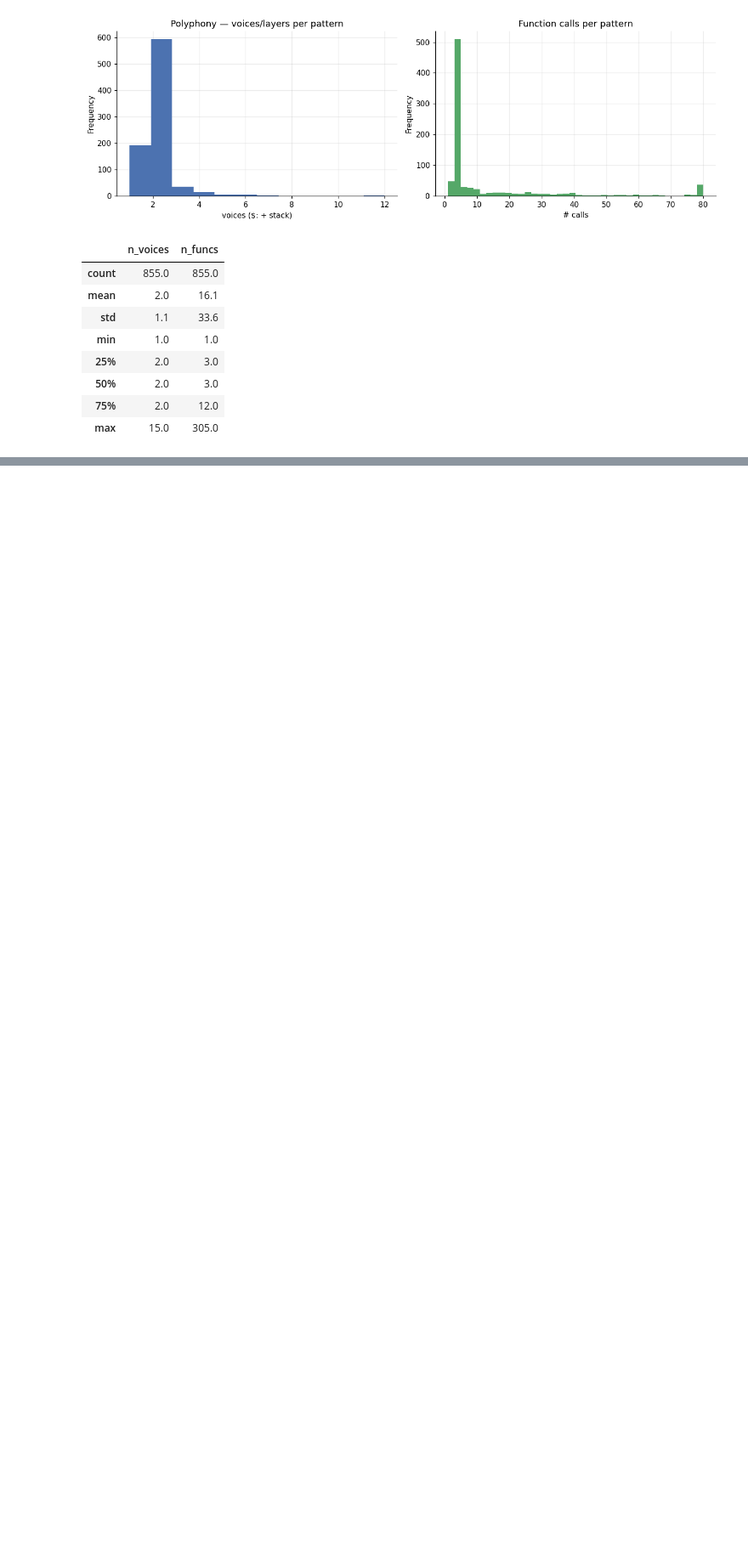
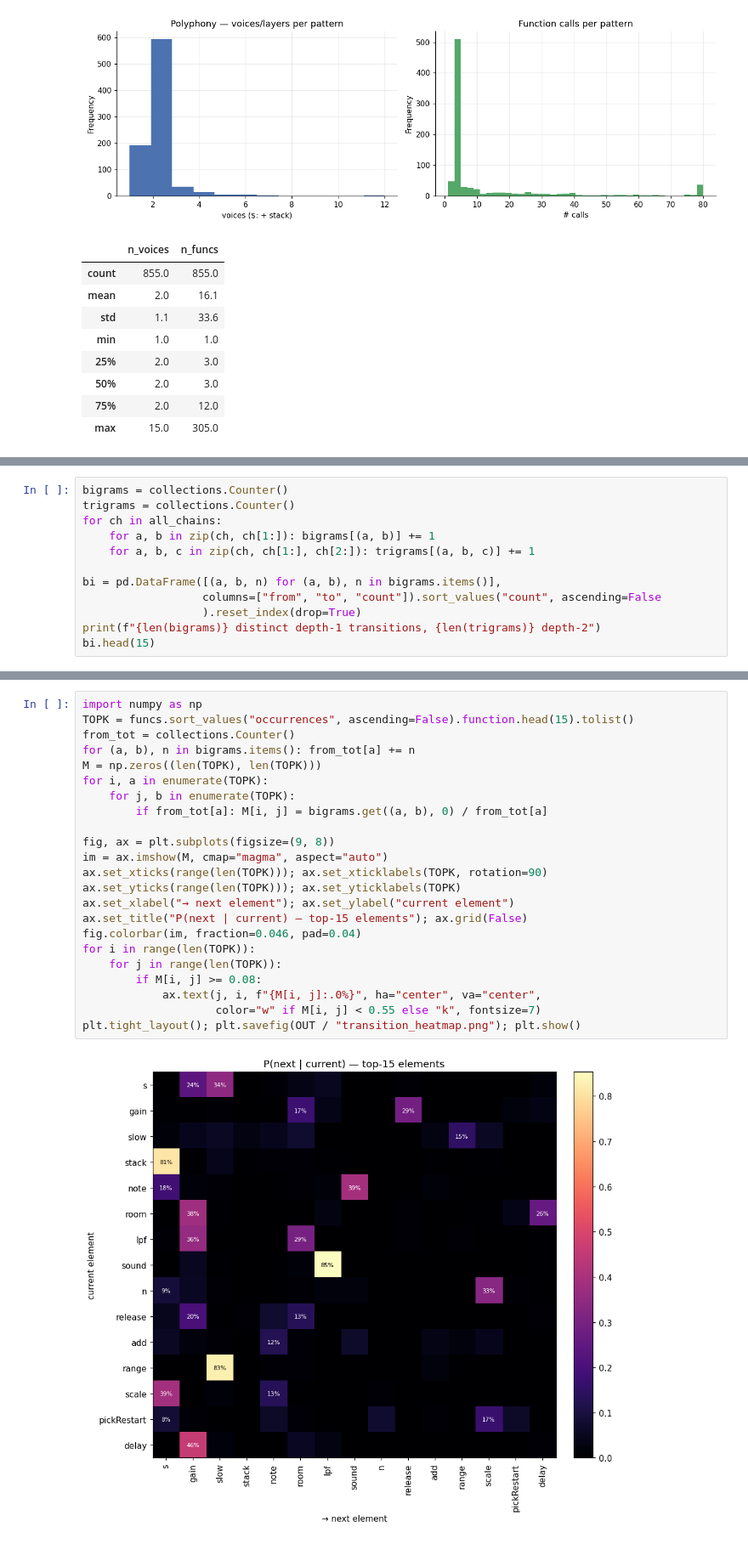
Before and after one commit to henrik253/Restrudel, a Jupyter notebook: notebooks/01_corpus_analysis.ipynb, the cells around one changed output, grey strips where cells are left out. Shown at 85% size. Cells and saved outputs as stored; diff of their text form; blank space fills up the shorter version.

```diff
--- a/notebooks/01_corpus_analysis.ipynb
+++ b/notebooks/01_corpus_analysis.ipynb
@@ -441,0 +501,12 @@ patterns[["n_voices","n_funcs"]].describe().round(1)
+# %%
+bigrams = collections.Counter()
+trigrams = collections.Counter()
+for ch in all_chains:
+    for a, b in zip(ch, ch[1:]): bigrams[(a, b)] += 1
+    for a, b, c in zip(ch, ch[1:], ch[2:]): trigrams[(a, b, c)] += 1
+
+bi = pd.DataFrame([(a, b, n) for (a, b), n in bigrams.items()],
+                  columns=["from", "to", "count"]).sort_values("count", ascending=False
+                  ).reset_index(drop=True)
+print(f"{len(bigrams)} distinct depth-1 transitions, {len(trigrams)} depth-2")
+bi.head(15)
@@ -441,0 +531,25 @@ patterns[["n_voices","n_funcs"]].describe().round(1)
+# %%
+import numpy as np
+TOPK = funcs.sort_values("occurrences", ascending=False).function.head(15).tolist()
+from_tot = collections.Counter()
+for (a, b), n in bigrams.items(): from_tot[a] += n
+M = np.zeros((len(TOPK), len(TOPK)))
+for i, a in enumerate(TOPK):
+    for j, b in enumerate(TOPK):
+        if from_tot[a]: M[i, j] = bigrams.get((a, b), 0) / from_tot[a]
+
+fig, ax = plt.subplots(figsize=(9, 8))
+im = ax.imshow(M, cmap="magma", aspect="auto")
+ax.set_xticks(range(len(TOPK))); ax.set_xticklabels(TOPK, rotation=90)
+ax.set_yticks(range(len(TOPK))); ax.set_yticklabels(TOPK)
+ax.set_xlabel("→ next element"); ax.set_ylabel("current element")
+ax.set_title("P(next | current) — top-15 elements"); ax.grid(False)
+fig.colorbar(im, fraction=0.046, pad=0.04)
+for i in range(len(TOPK)):
+    for j in range(len(TOPK)):
+        if M[i, j] >= 0.08:
+            ax.text(j, i, f"{M[i, j]:.0%}", ha="center", va="center",
+                    color="w" if M[i, j] < 0.55 else "k", fontsize=7)
+plt.tight_layout(); plt.savefig(OUT / "transition_heatmap.png"); plt.show()
+# %% [output]
+[figure, added]
```
Also changed, not shown: parts of 9 cells of this notebook, 10 other files.
